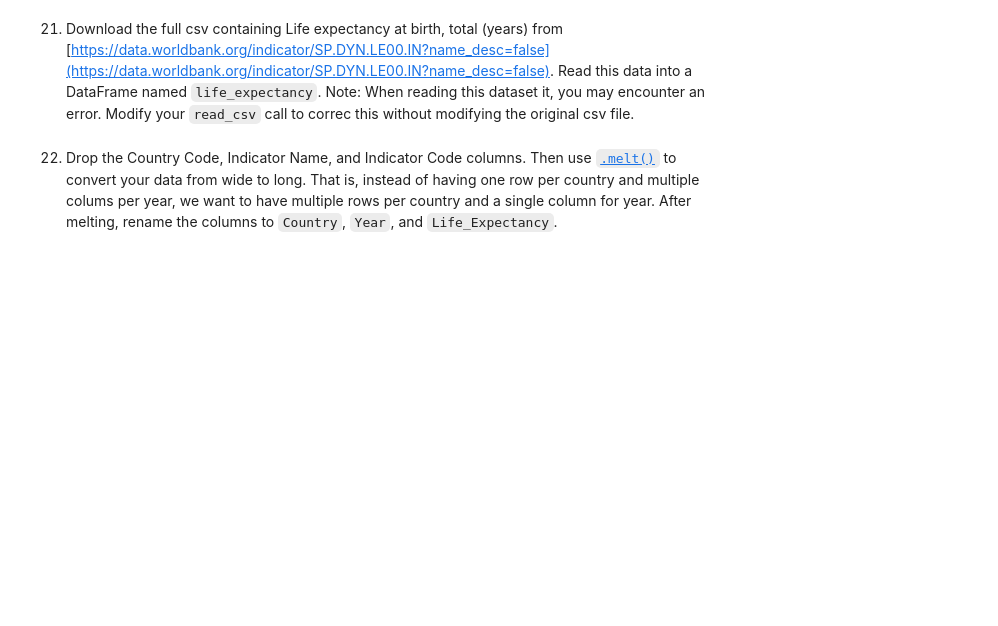
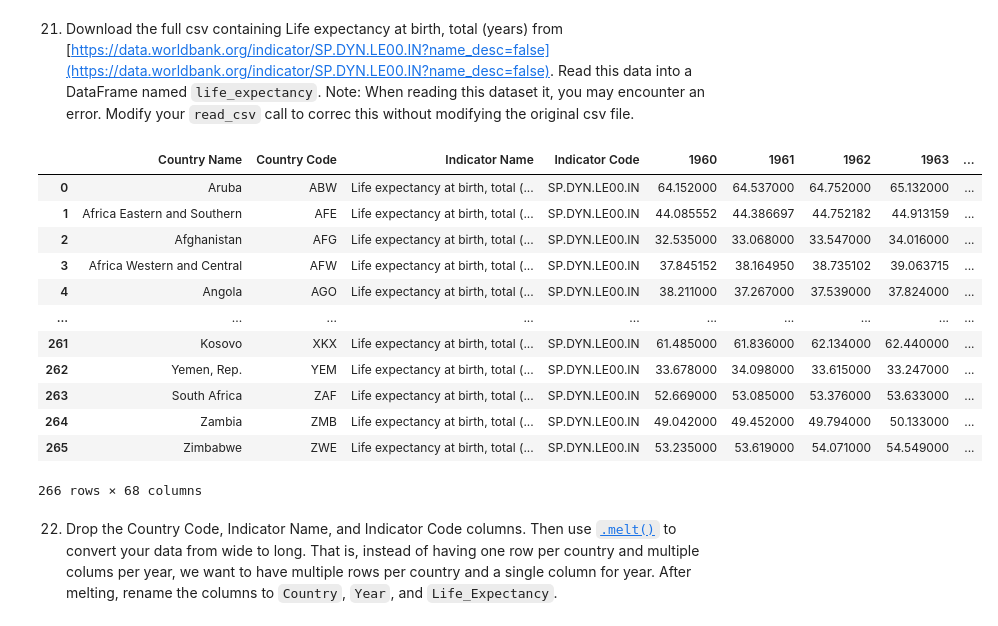
Before and after one commit to KagonDeans/un-exploration-KagonDeans, a Jupyter notebook: notebooks/UN_Data_Exploration.ipynb, the cells around one changed output. Saved outputs shown, nothing was run; the diff lists cells and outputs as text; code cells hidden in the pictures; blank space fills up the shorter version.

```diff
--- a/notebooks/UN_Data_Exploration.ipynb
+++ b/notebooks/UN_Data_Exploration.ipynb
@@ -594,2 +596,18 @@ sns.boxplot(y = gdp_2018_continent[2018], x = gdp_2018_continent['Continent'])
+# %%
+life_expectancy
+# %% [output]
+|  | Country Name | Country Code | Indicator Name | Indicator Code | 1960 | 1961 | 1962 | 1963 | ... |
+| 0 | Aruba | ABW | Life expectancy at birth, total (... | SP.DYN.LE00.IN | 64.152000 | 64.537000 | 64.752000 | 65.132000 | ... |
+| 1 | Africa Eastern and Southern | AFE | Life expectancy at birth, total (... | SP.DYN.LE00.IN | 44.085552 | 44.386697 | 44.752182 | 44.913159 | ... |
+| 2 | Afghanistan | AFG | Life expectancy at birth, total (... | SP.DYN.LE00.IN | 32.535000 | 33.068000 | 33.547000 | 34.016000 | ... |
+| 3 | Africa Western and Central | AFW | Life expectancy at birth, total (... | SP.DYN.LE00.IN | 37.845152 | 38.164950 | 38.735102 | 39.063715 | ... |
+| 4 | Angola | AGO | Life expectancy at birth, total (... | SP.DYN.LE00.IN | 38.211000 | 37.267000 | 37.539000 | 37.824000 | ... |
+| ... | ... | ... | ... | ... | ... | ... | ... | ... | ... |
+| 261 | Kosovo | XKX | Life expectancy at birth, total (... | SP.DYN.LE00.IN | 61.485000 | 61.836000 | 62.134000 | 62.440000 | ... |
+| 262 | Yemen, Rep. | YEM | Life expectancy at birth, total (... | SP.DYN.LE00.IN | 33.678000 | 34.098000 | 33.615000 | 33.247000 | ... |
+| 263 | South Africa | ZAF | Life expectancy at birth, total (... | SP.DYN.LE00.IN | 52.669000 | 53.085000 | 53.376000 | 53.633000 | ... |
+| 264 | Zambia | ZMB | Life expectancy at birth, total (... | SP.DYN.LE00.IN | 49.042000 | 49.452000 | 49.794000 | 50.133000 | ... |
+| 265 | Zimbabwe | ZWE | Life expectancy at birth, total (... | SP.DYN.LE00.IN | 53.235000 | 53.619000 | 54.071000 | 54.549000 | ... |
+266 rows × 68 columns
 # %% [markdown]
  22. Drop the Country Code, Indicator Name, and Indicator Code columns. Then use [`.melt()`](https://pandas.pydata.org/docs/reference/api/pandas.melt.html) to convert your data from wide to long. That is, instead of having one row per country and multiple colums per year, we want to have multiple rows per country and a single column for year. After melting, rename the columns to `Country`, `Year`, and `Life_Expectancy`.
```
Also changed, not shown: parts of 13 cells of this notebook.
